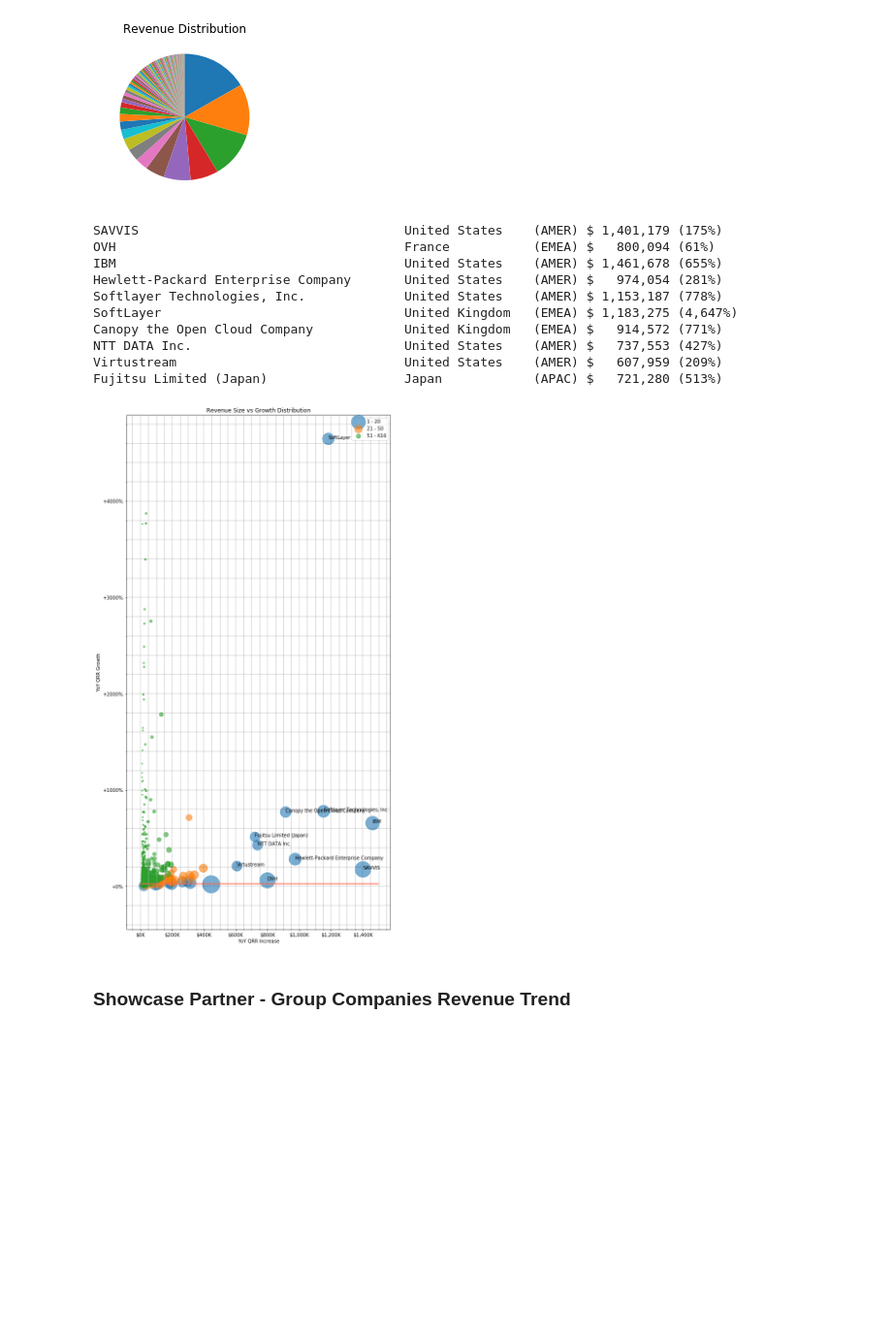
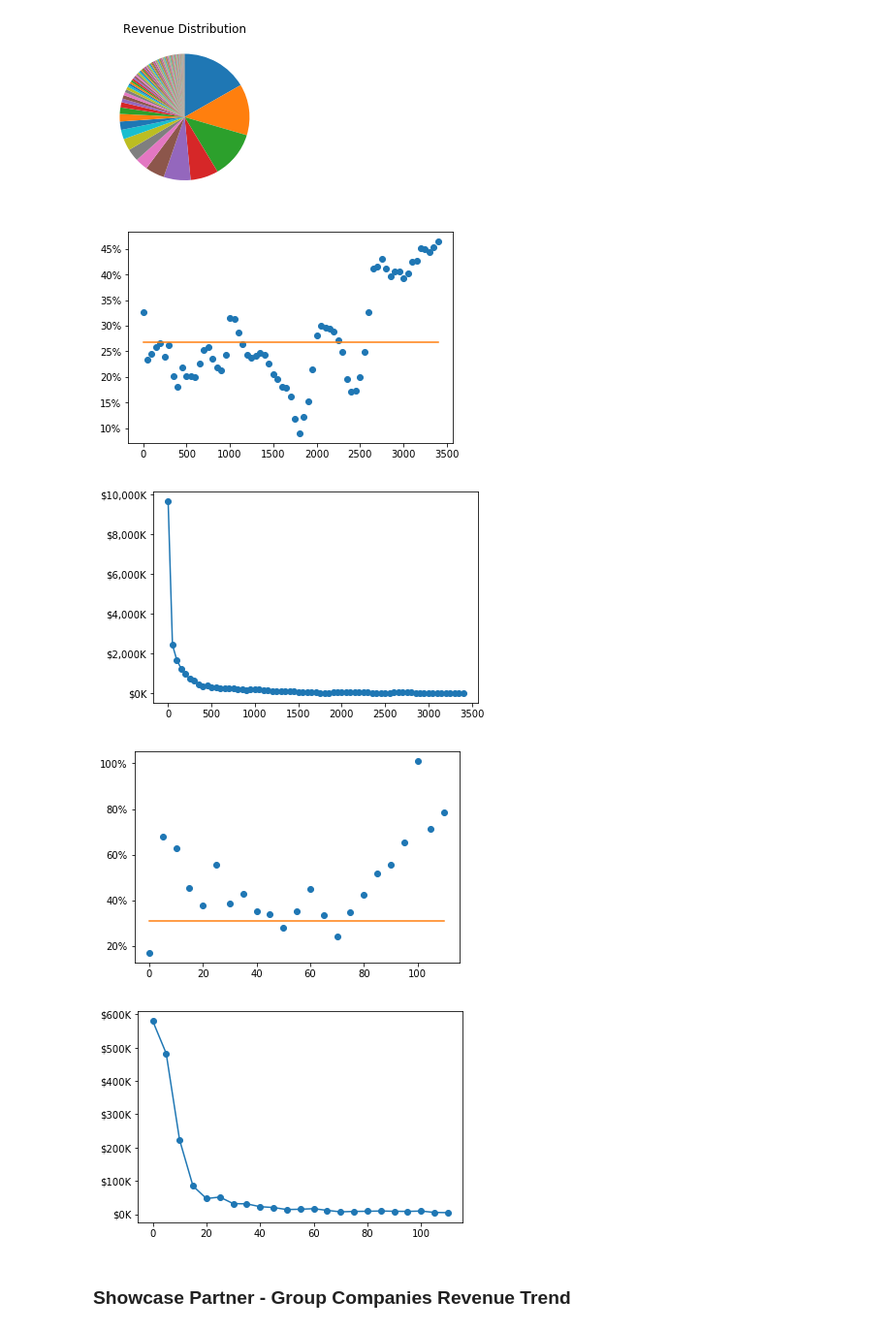
Before and after one commit to k1fukumoto/vcpp-data, a Jupyter notebook: report/GlobalUsagePoints.ipynb, the cells around one changed output. Shown at 97% size. Saved outputs shown, nothing was run; the diff lists cells and outputs as text; code cells hidden in the pictures; blank space fills up the shorter version.

```diff
--- a/report/GlobalUsagePoints.ipynb
+++ b/report/GlobalUsagePoints.ipynb
@@ -261,7 +249,7 @@ Macquarie Telecom                        Australia        (APAC) $    18,080 (10
 # %% [markdown]
 ### VCPP Partners Revenue Distribution
 # %%
-def df_quarter(Q):
+def df_quarter(df,Q):
     return df[(df['Usage Period'] >= Q[0]) & (df['Usage Period'] <= Q[2])]
 
 def plot_hist(data_prev,data_last,cutoff,title):
@@ -278,8 +266,8 @@ def plot_hist(data_prev,data_last,cutoff,title):
     fig.set_size_inches(10,6)
     plt.show()
 
-df_last_q = df_quarter(END_QUARTER)
-df_prev_q = df_quarter(YEAR_AGO_QUARTER)
+df_last_q = df_quarter(df,END_QUARTER)
+df_prev_q = df_quarter(df,YEAR_AGO_QUARTER)
 data_last = df_last_q.groupby('Service Provider')['Value (USD)'].sum().sort_values(ascending=False)
 data_prev = df_prev_q.groupby('Service Provider')['Value (USD)'].sum().sort_values(ascending=False)
 
@@ -330,33 +318,45 @@ NEC Corporation                      228,130
 CTC/ITOCHU Techno-Solutions Corp     217,470
 NS Solutions Corporation             173,871
 [figure]
-# %%
-def df_last_q(df):
-
-
-
-    s_sp_rev = df.groupby('Service Provider')
-RANKS = [[1,10],[11,100],[101,1000],[1001,]]
-
-RA
-
-sg.plot(df,
-     {'type':['RANK'],
-      'time_frame': 'LAST_12',
-      'min_rev_growth':10000,
-      'show_sp_name':500000})
-# %% [output]
-SAVVIS                                   United States    (AMER) $ 1,401,179 (175%)
-OVH                                      France           (EMEA) $   800,094 (61%)
-IBM                                      United States    (AMER) $ 1,461,678 (655%)
-Hewlett-Packard Enterprise Company       United States    (AMER) $   974,054 (281%)
-Softlayer Technologies, Inc.             United States    (AMER) $ 1,153,187 (778%)
-SoftLayer                                United Kingdom   (EMEA) $ 1,183,275 (4,647%)
-Canopy the Open Cloud Company            United Kingdom   (EMEA) $   914,572 (771%)
-NTT DATA Inc.                            United States    (AMER) $   737,553 (427%)
-Virtustream                              United States    (AMER) $   607,959 (209%)
-Fujitsu Limited (Japan)                  Japan            (APAC) $   721,280 (513%)
-[figure, removed]
+# %%
+def build_rank_df(df,step=100):
+    s_last_sp_rev = df_quarter(df,END_QUARTER).groupby('Service Provider')['Value (USD)'].sum().sort_values(ascending=False)
+    s_prev_sp_rev = df_quarter(df,YEAR_AGO_QUARTER).groupby('Service Provider')['Value (USD)'].sum().sort_values(ascending=False)
+
+    df_rank = pd.DataFrame(columns=['rank_start','rank_stop','rev_prev','rev_last','increase_rate','increase_value'])
+
+    for r in range(0,len(s_last_sp_rev),step):
+        start, stop = r, r+step
+        last = s_last_sp_rev[start:stop].sum()
+        prev = s_prev_sp_rev[start:stop].sum()
+        growth_rate = (last/prev-1.0)*100
+
+        if prev <= step*1000:
+            break
+        df_rank.loc[start] = [start,stop,prev,last,growth_rate,last-prev]
+    return df_rank
+
+def plot_rank_df(df_rank):
+    total_growth_rate = (df_rank.rev_last.sum()/df_rank.rev_prev.sum()-1)*100
+    plt.plot(df_rank.index,df_rank.increase_rate,'o')
+    plt.plot(df_rank.index,np.ones_like(df_rank.index)*total_growth_rate,'-')
+    ax = plt.gca()
+    ax.set_yticklabels(['{:.0f}%'.format(y) for y in ax.get_yticks()])
+    plt.show()
+
+    plt.plot(df_rank.index,df_rank.increase_value,'o-')
+    ax = plt.gca()
+    ax.set_yticklabels(['${:,.0f}K'.format(y/1000) for y in ax.get_yticks()])
+    plt.show()
+
+plot_rank_df(build_rank_df(df,50))
+
+plot_rank_df(build_rank_df(df[df['Country'] == 'Japan'],5))
+# %% [output]
+[figure, added]
+[figure, added]
+[figure, added]
+[figure, added]
 # %% [markdown]
 ### Showcase Partner - Group Companies Revenue Trend
 # %%
```
Also changed, not shown: parts of 3 cells of this notebook.
